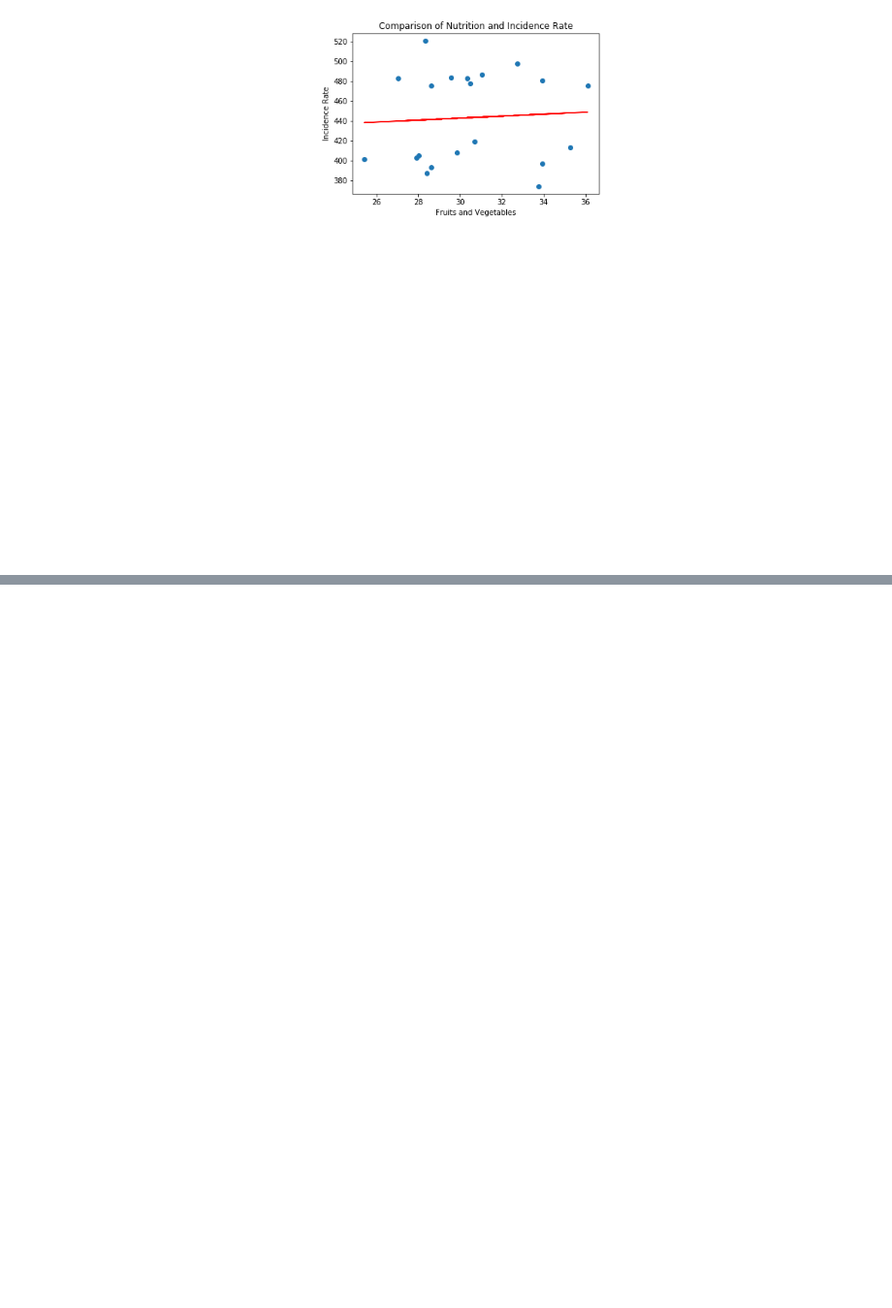
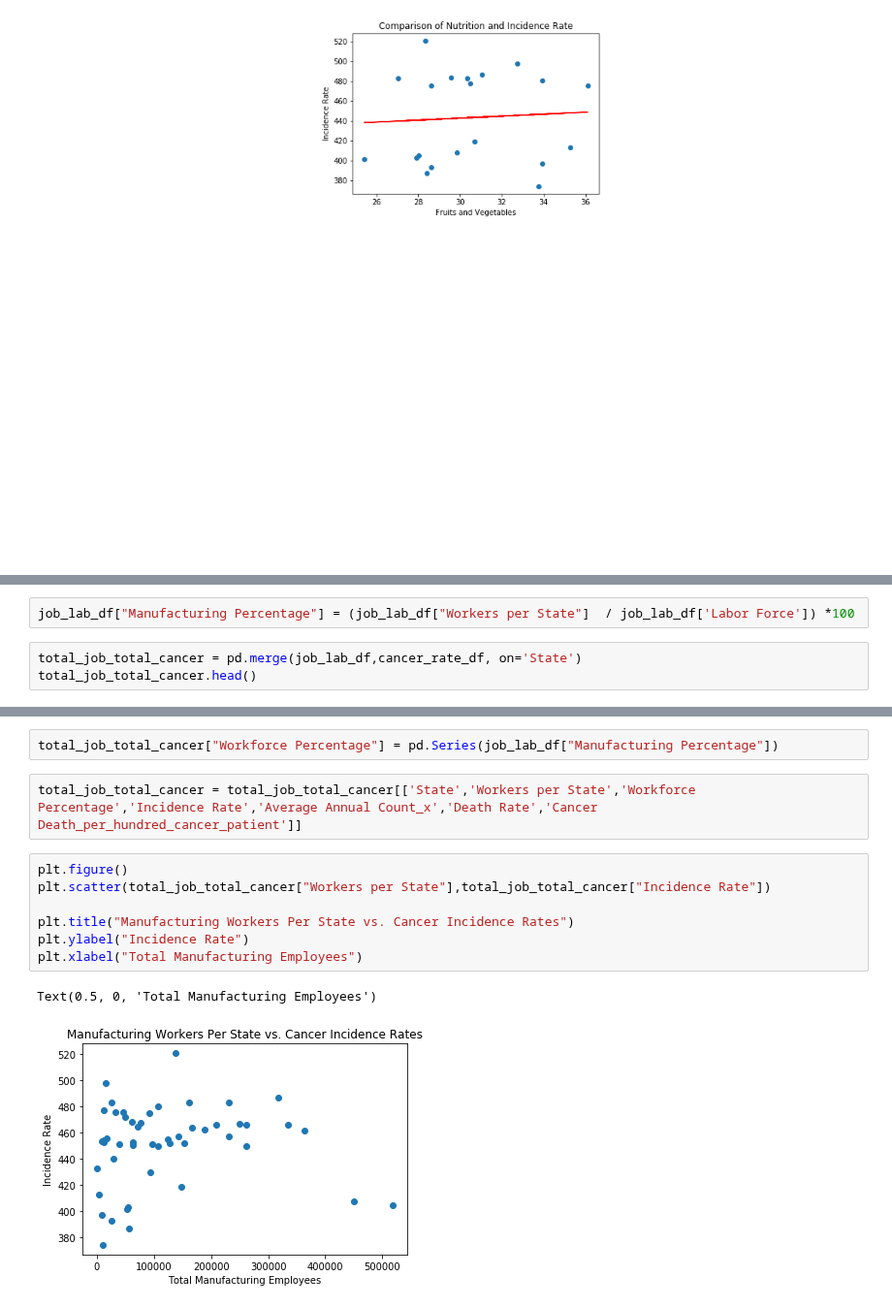
Before and after one commit to settinge/Cancer-and-Nonbiological-Variables, a Jupyter notebook: Analysis_cancer.ipynb, the cells around one changed output, grey strips where cells are left out. Shown at 97% size. Drawn from its saved outputs; the diff is of its cells as text; blank space fills up the shorter version.

```diff
--- a/Analysis_cancer.ipynb
+++ b/Analysis_cancer.ipynb
@@ -722,0 +754,5 @@ plt.show()
+# %%
+job_lab_df["Manufacturing Percentage"] = (job_lab_df["Workers per State"]  / job_lab_df['Labor Force']) *100
+# %%
+total_job_total_cancer = pd.merge(job_lab_df,cancer_rate_df, on='State')
+total_job_total_cancer.head()
@@ -722,0 +766,14 @@ plt.show()
+# %%
+total_job_total_cancer["Workforce Percentage"] = pd.Series(job_lab_df["Manufacturing Percentage"])
+# %%
+total_job_total_cancer = total_job_total_cancer[['State','Workers per State','Workforce Percentage','Incidence Rate','Average Annual Count_x','Death Rate','Cancer Death_per_hundred_cancer_patient']]
+# %%
+plt.figure()
+plt.scatter(total_job_total_cancer["Workers per State"],total_job_total_cancer["Incidence Rate"])
+
+plt.title("Manufacturing Workers Per State vs. Cancer Incidence Rates")
+plt.ylabel("Incidence Rate")
+plt.xlabel("Total Manufacturing Employees")
+# %% [output]
+Text(0.5, 0, 'Total Manufacturing Employees')
+[figure, added]
```
Also changed, not shown: parts of 38 cells of this notebook, 2 other files.
